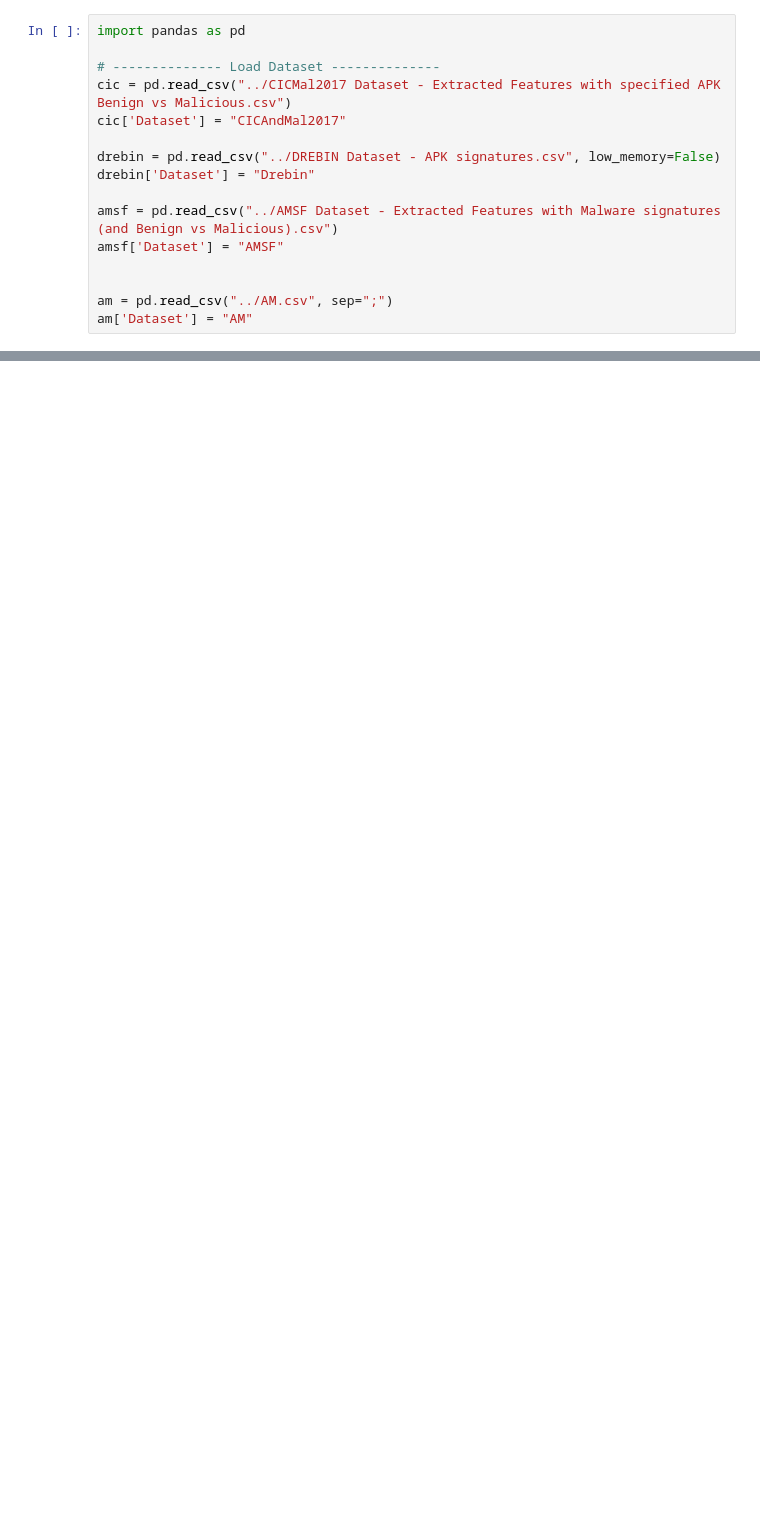
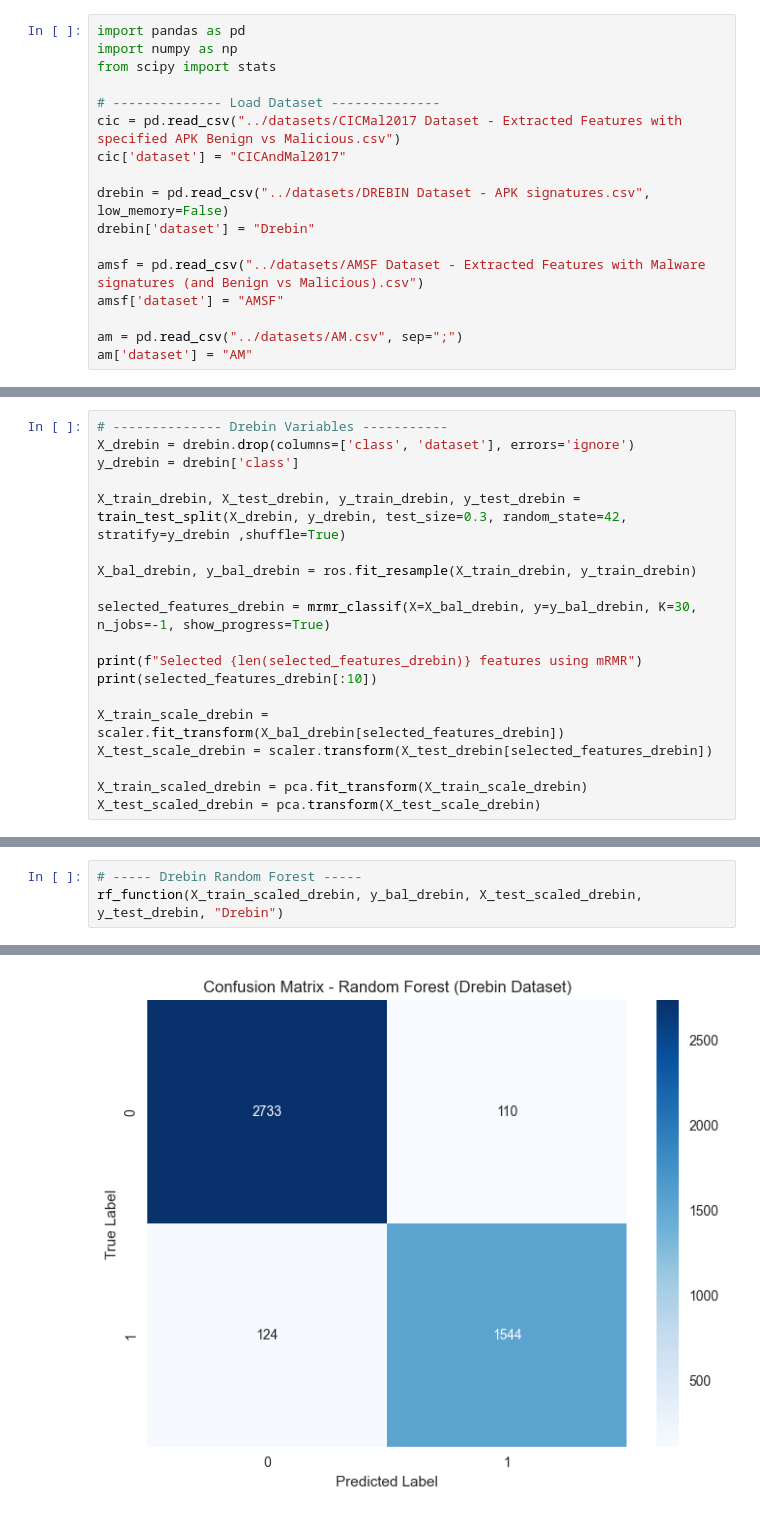
Before and after one commit to Carl-Trebor-Katalbas/MALDROID, a Jupyter notebook: ipynb/MALDROID_dataset.ipynb, the cells around one changed output, grey strips where cells are left out. Drawn from its saved outputs; the diff is of its cells as text; blank space fills up the shorter version.

Commit message:
Model trainings for each dataset

```diff
--- a/ipynb/MALDROID_dataset.ipynb
+++ b/ipynb/MALDROID_dataset.ipynb
@@ -1,16 +3,17 @@
 # %%
 import pandas as pd
+import numpy as np
+from scipy import stats
 
 # -------------- Load Dataset --------------
-cic = pd.read_csv("../CICMal2017 Dataset - Extracted Features with specified APK Benign vs Malicious.csv")
-cic['Dataset'] = "CICAndMal2017"
+cic = pd.read_csv("../datasets/CICMal2017 Dataset - Extracted Features with specified APK Benign vs Malicious.csv")
+cic['dataset'] = "CICAndMal2017"
 
-drebin = pd.read_csv("../DREBIN Dataset - APK signatures.csv", low_memory=False)
-drebin['Dataset'] = "Drebin"
+drebin = pd.read_csv("../datasets/DREBIN Dataset - APK signatures.csv", low_memory=False)
+drebin['dataset'] = "Drebin"
 
-amsf = pd.read_csv("../AMSF Dataset - Extracted Features with Malware signatures (and Benign vs Malicious).csv")
-amsf['Dataset'] = "AMSF"
+amsf = pd.read_csv("../datasets/AMSF Dataset - Extracted Features with Malware signatures (and Benign vs Malicious).csv")
+amsf['dataset'] = "AMSF"
 
-
-am = pd.read_csv("../AM.csv", sep=";")
-am['Dataset'] = "AM"
+am = pd.read_csv("../datasets/AM.csv", sep=";")
+am['dataset'] = "AM"
@@ -124,0 +224,19 @@ aggregated.to_csv("Aggregated_MALDROID_Datasets.csv", index=False)
+# %%
+# -------------- Drebin Variables -----------
+X_drebin = drebin.drop(columns=['class', 'dataset'], errors='ignore')
+y_drebin = drebin['class']
+
+X_train_drebin, X_test_drebin, y_train_drebin, y_test_drebin = train_test_split(X_drebin, y_drebin, test_size=0.3, random_state=42, stratify=y_drebin ,shuffle=True)
+
+X_bal_drebin, y_bal_drebin = ros.fit_resample(X_train_drebin, y_train_drebin)
+
+selected_features_drebin = mrmr_classif(X=X_bal_drebin, y=y_bal_drebin, K=30, n_jobs=-1, show_progress=True)
+
+print(f"Selected {len(selected_features_drebin)} features using mRMR")
+print(selected_features_drebin[:10])
+
+X_train_scale_drebin = scaler.fit_transform(X_bal_drebin[selected_features_drebin])
+X_test_scale_drebin = scaler.transform(X_test_drebin[selected_features_drebin])
+
+X_train_scaled_drebin = pca.fit_transform(X_train_scale_drebin)
+X_test_scaled_drebin = pca.transform(X_test_scale_drebin)
@@ -124,0 +248,4 @@ aggregated.to_csv("Aggregated_MALDROID_Datasets.csv", index=False)
+# %%
+# ----- Drebin Random Forest -----
+rf_function(X_train_scaled_drebin, y_bal_drebin, X_test_scaled_drebin, y_test_drebin, "Drebin")
+# %% [output]
@@ -124,0 +268 @@ aggregated.to_csv("Aggregated_MALDROID_Datasets.csv", index=False)
+[figure, added]
```
Also changed, not shown: parts of 44 cells of this notebook, 1 other file.
